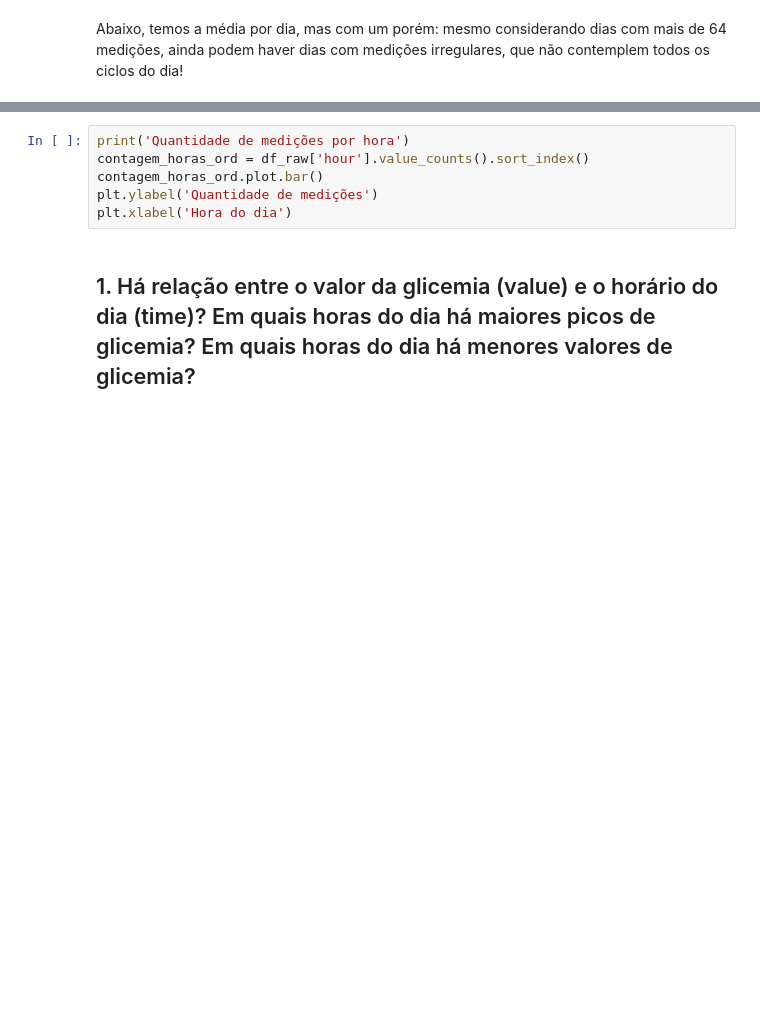
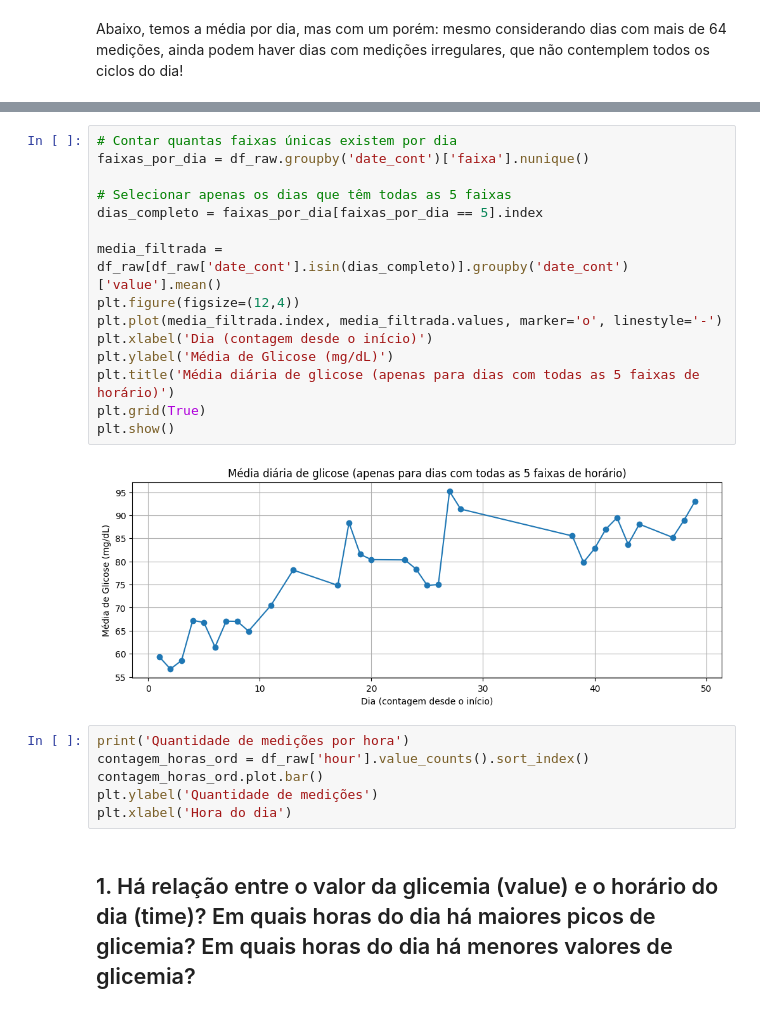
Before and after one commit to teco-insights/continuous-glucose-monitoring, a Jupyter notebook: continuous_glucose_monitoring.ipynb, the cells around one changed output, grey strips where cells are left out. Drawn from its saved outputs; the diff is of its cells as text; blank space fills up the shorter version.

```diff
--- a/continuous_glucose_monitoring.ipynb
+++ b/continuous_glucose_monitoring.ipynb
@@ -273,3 +416,20 @@ plt.show()
+# %%
+# Contar quantas faixas únicas existem por dia
+faixas_por_dia = df_raw.groupby('date_cont')['faixa'].nunique()
+
+# Selecionar apenas os dias que têm todas as 5 faixas
+dias_completo = faixas_por_dia[faixas_por_dia == 5].index
+
+media_filtrada = df_raw[df_raw['date_cont'].isin(dias_completo)].groupby('date_cont')['value'].mean()
+plt.figure(figsize=(12,4))
+plt.plot(media_filtrada.index, media_filtrada.values, marker='o', linestyle='-')
+plt.xlabel('Dia (contagem desde o início)')
+plt.ylabel('Média de Glicose (mg/dL)')
+plt.title('Média diária de glicose (apenas para dias com todas as 5 faixas de horário)')
+plt.grid(True)
+plt.show()
+# %% [output]
+[figure, added]
 # %%
 print('Quantidade de medições por hora')
 contagem_horas_ord = df_raw['hour'].value_counts().sort_index()
```
Also changed, not shown: parts of 15 cells of this notebook.
